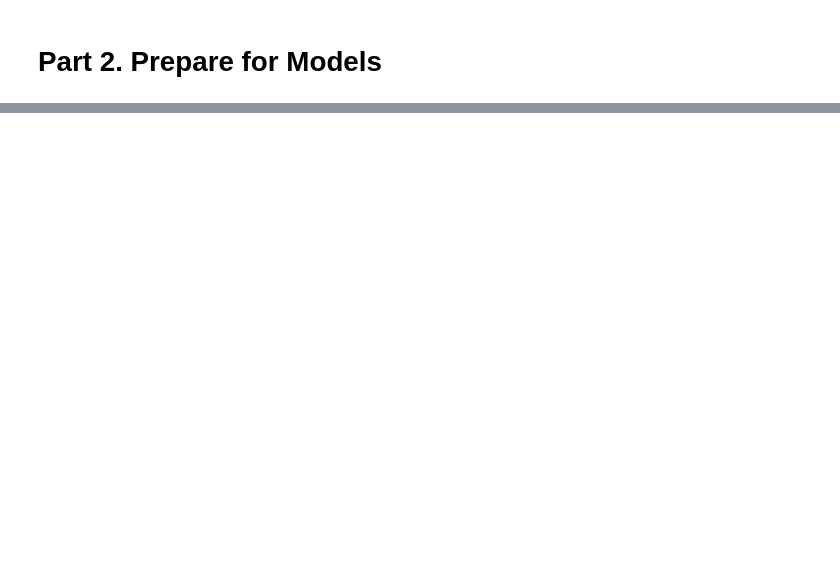
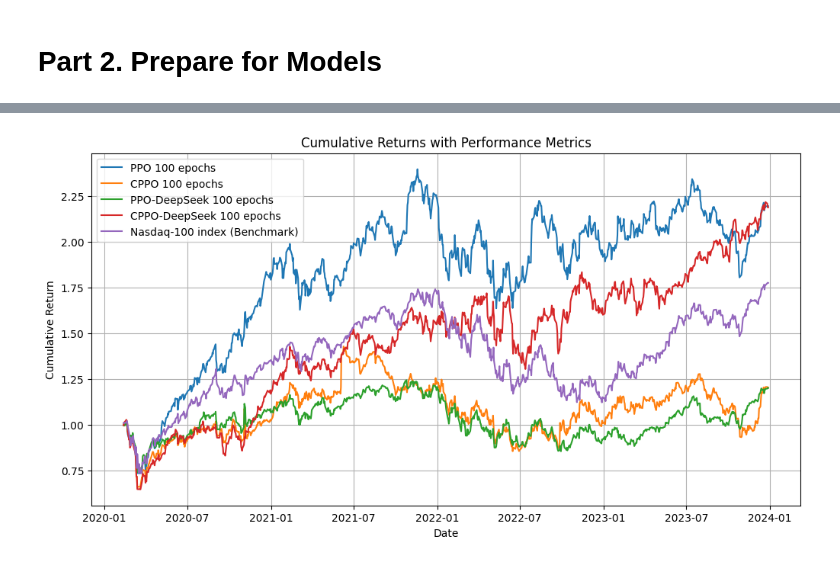
Before and after one commit to siren7075/TradingAgentRL, a Jupyter notebook: TradingAgentFinRl.ipynb, the cells around one changed output, grey strips where cells are left out. Drawn from its saved outputs; the diff is of its cells as text; code cells hidden in the pictures; blank space fills up the shorter version.

```diff
--- a/TradingAgentFinRl.ipynb
+++ b/TradingAgentFinRl.ipynb
@@ -639,0 +1038,96 @@ plt.show()
+# %%
+
+
+
+import numpy as np
+import pandas as pd
+import matplotlib.pyplot as plt
+%matplotlib inline
+
+# Utility Functions
+def calculate_metric(returns_strategy, returns_benchmark, confidence_level=0.05, upside_confidence=0.95):
+    """Calculate performance metrics: IR, CVaR, and Rachev Ratio."""
+    excess_return = returns_strategy - returns_benchmark
+    ir = excess_return.mean() / excess_return.std()
+    var = np.percentile(returns_strategy, confidence_level * 100)
+    cvar = returns_strategy[returns_strategy <= var].mean()
+    upside_var = np.percentile(returns_strategy, upside_confidence * 100)
+    downside_var = var
+    rachev_ratio = returns_strategy[returns_strategy >= upside_var].mean() / abs(returns_strategy[returns_strategy <= downside_var].mean())
+    return {"Information Ratio": ir, "CVaR": cvar, "Rachev Ratio": rachev_ratio}
+
+def align_returns(result, col_strategy, col_benchmark):
+    """Align returns for strategy and benchmark."""
+    returns_strategy = result[col_strategy].pct_change().dropna()
+    returns_benchmark = result[col_benchmark].pct_change().dropna()
+    return returns_strategy.align(returns_benchmark, join="inner")
+
+# Metrics Calculation
+def compute_metrics(result, strategies, benchmark, confidence_level=0.05, upside_confidence=0.95):
+    """
+    Compute metrics for multiple strategies compared to a benchmark.
+
+    Parameters:
+        result (pd.DataFrame): DataFrame with strategies and benchmark columns.
+        strategies (list): List of strategy column names.
+        benchmark (str): Benchmark column name.
+        confidence_level (float): Confidence level for CVaR calculation.
+        upside_confidence (float): Confidence level for upside in Rachev Ratio.
+
+    Returns:
+        dict: Performance metrics for each strategy.
+    """
+    metrics = {}
+    for strategy in strategies:
+        aligned_strategy, aligned_benchmark = align_returns(result, strategy, benchmark)
+        metrics[strategy] = calculate_metric(
+            aligned_strategy, aligned_benchmark, confidence_level, upside_confidence
+        )
+    return metrics
+
+# Plotting
+def plot_cumulative_returns(result, metrics, strategies, benchmark):
+    """
+    Plot cumulative returns for strategies and benchmark with annotated metrics.
+
+    Parameters:
+        result (pd.DataFrame): DataFrame with strategies and benchmark.
+        metrics (dict): Performance metrics.
+        strategies (list): List of strategy column names.
+        benchmark (str): Benchmark column name.
+    """
+    plt.figure(figsize=(12, 6))
+    for strategy in strategies:
+        cumulative_returns = (1 + result[strategy].pct_change().dropna()).cumprod()
+        plt.plot(cumulative_returns, label=f"{strategy}")
+    cumulative_benchmark = (1 + result[benchmark].pct_change().dropna()).cumprod()
+    plt.plot(cumulative_benchmark, label=f"{benchmark} (Benchmark)")
+    plt.title("Cumulative Returns with Performance Metrics")
+    plt.legend()
+    plt.xlabel("Date")
+    plt.ylabel("Cumulative Return")
+    plt.grid()
+    plt.show()
+
+# Example Usage
+# Assuming `result` DataFrame is prepared with "PPO 25 epochs", "CPPO 25 epochs", and "Nasdaq-100 index"
+strategies = [
+"PPO 100 epochs",
+"CPPO 100 epochs",
+"PPO-DeepSeek 100 epochs",
+#"PPO-Llama 100 epochs",
+"CPPO-DeepSeek 100 epochs"
+#"CPPO-Llama 100 epochs",
+]
+#strategies = ["PPO 20 epochs", "CPPO 20 epochs", "CPPO-DeepSeek 20 epochs"]
+benchmark = "Nasdaq-100 index"
+metrics = compute_metrics(result, strategies, benchmark)
+plot_cumulative_returns(result, metrics, strategies, benchmark)
+
+# Print metrics
+for strategy, strategy_metrics in metrics.items():
+    print(f"{strategy} Metrics:")
+    for metric_name, value in strategy_metrics.items():
+        print(f"  {metric_name}: {value:.4f}")
+# %% [output]
+[figure, added]
```
Also changed, not shown: parts of 17 cells of this notebook.
